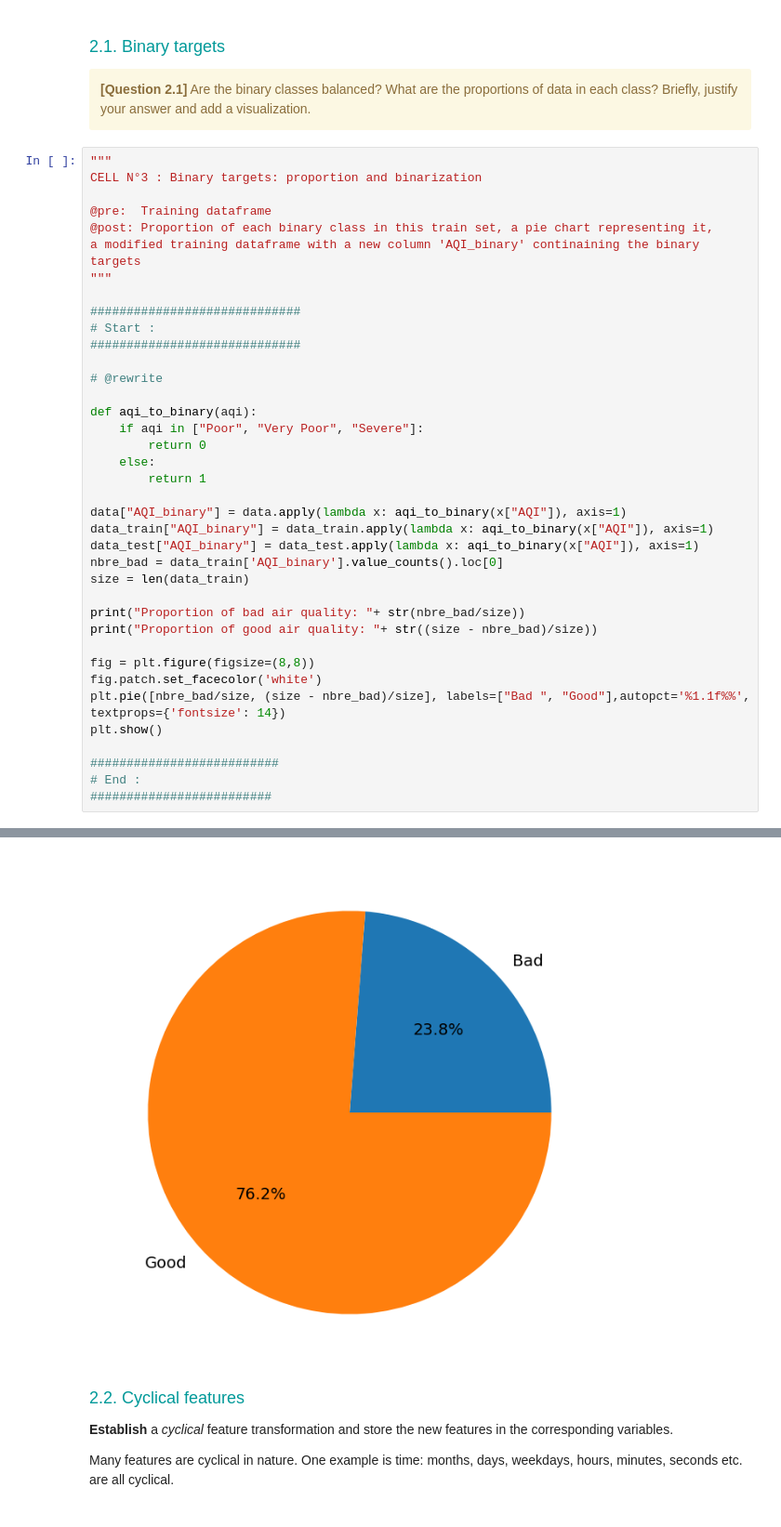
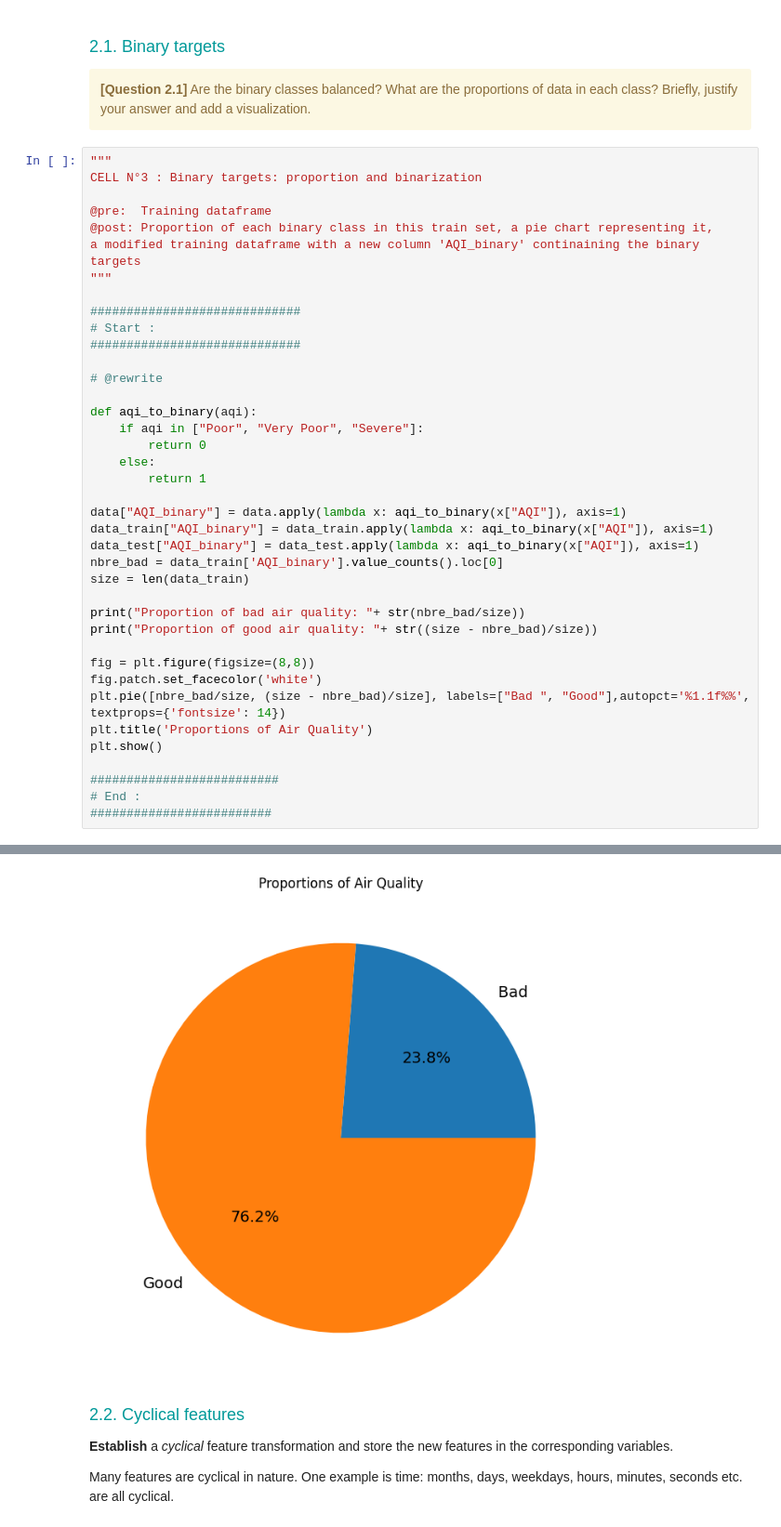
Before and after one commit to ardenne7/Hackatons_3, a Jupyter notebook: Hackathon03-Classification_Student.ipynb, the cells around one changed output, grey strips where cells are left out. Shown: that part at 93% size. Cells and saved outputs as stored; diff of their text form.

```diff
--- a/Hackathon03-Classification_Student.ipynb
+++ b/Hackathon03-Classification_Student.ipynb
@@ -257,34 +257,35 @@ a modified training dataframe with a new column 'AQI_binary' continaining the bi
 #############################
 
 # @rewrite
 
 def aqi_to_binary(aqi):
     if aqi in ["Poor", "Very Poor", "Severe"]:
         return 0
     else:
         return 1
 
 data["AQI_binary"] = data.apply(lambda x: aqi_to_binary(x["AQI"]), axis=1)
 data_train["AQI_binary"] = data_train.apply(lambda x: aqi_to_binary(x["AQI"]), axis=1)
 data_test["AQI_binary"] = data_test.apply(lambda x: aqi_to_binary(x["AQI"]), axis=1)
 nbre_bad = data_train['AQI_binary'].value_counts().loc[0]
 size = len(data_train)
 
 print("Proportion of bad air quality: "+ str(nbre_bad/size))
 print("Proportion of good air quality: "+ str((size - nbre_bad)/size))
 
 fig = plt.figure(figsize=(8,8))
 fig.patch.set_facecolor('white')
 plt.pie([nbre_bad/size, (size - nbre_bad)/size], labels=["Bad ", "Good"],autopct='%1.1f%%', textprops={'fontsize': 14})
+plt.title('Proportions of Air Quality')
 plt.show()
 
 ##########################
 # End :
 #########################
 # %% [output]
 Proportion of bad air quality: 0.23763786123132766
 Proportion of good air quality: 0.7623621387686723
-[figure, old version]
+[figure, new version]
 # %% [markdown]
 <font size=4 color=#009999> 2.2. Cyclical features </font> <br>
 
```
